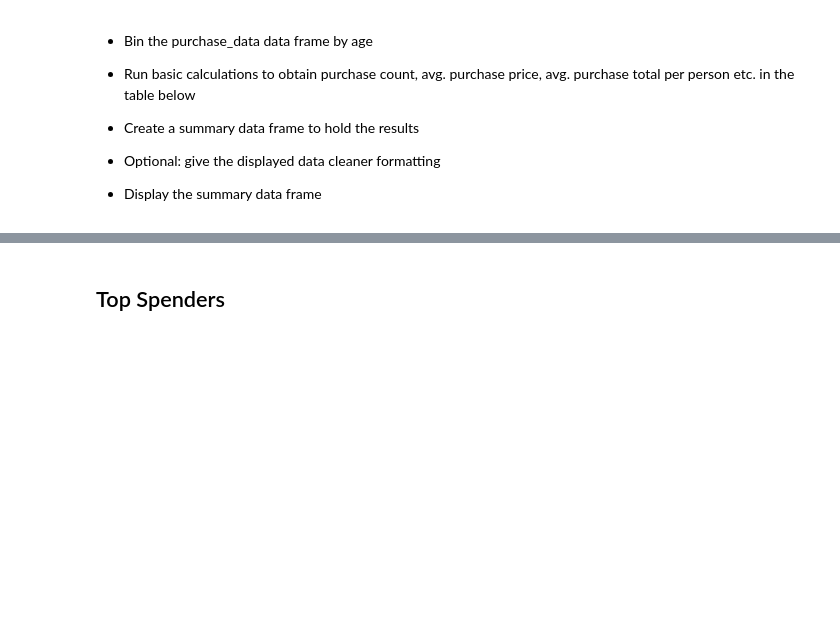
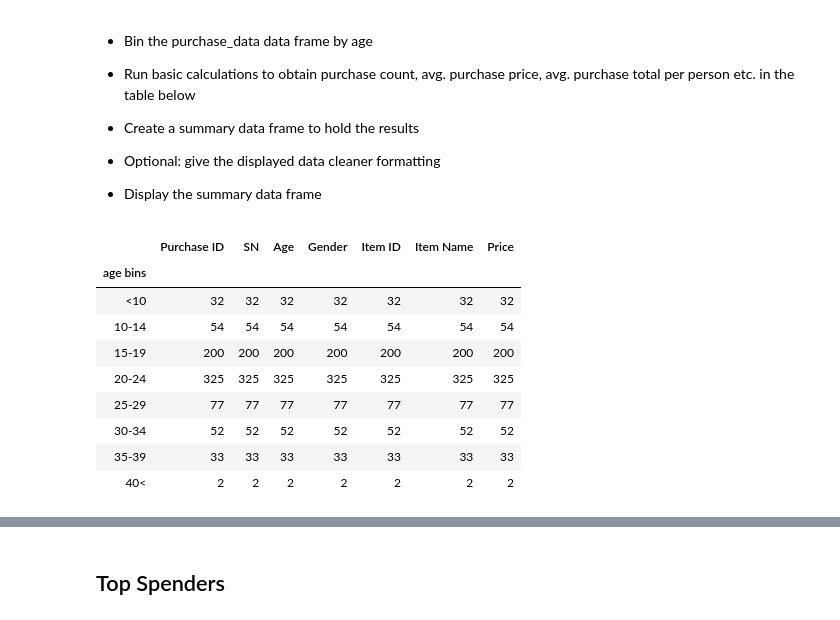
Before and after one commit to rstankovic/pandas-challenge, a Jupyter notebook: HeroesOfPymoli/HeroesOfPymoli_starter.ipynb, the cells around one changed output, grey strips where cells are left out. Cells and saved outputs as stored; diff of their text form; code cells hidden in the pictures; blank space fills up the shorter version.

```diff
--- a/HeroesOfPymoli/HeroesOfPymoli_starter.ipynb
+++ b/HeroesOfPymoli/HeroesOfPymoli_starter.ipynb
@@ -275,3 +270,16 @@ ageGroup_df
 
 
 * Display the summary data frame
+# %%
+purchase_data.groupby("age bins").count()
+# %% [output]
+|  | Purchase ID | SN | Age | Gender | Item ID | Item Name | Price |
+| age bins |  |  |  |  |  |  |  |
+| <10 | 32 | 32 | 32 | 32 | 32 | 32 | 32 |
+| 10-14 | 54 | 54 | 54 | 54 | 54 | 54 | 54 |
+| 15-19 | 200 | 200 | 200 | 200 | 200 | 200 | 200 |
+| 20-24 | 325 | 325 | 325 | 325 | 325 | 325 | 325 |
+| 25-29 | 77 | 77 | 77 | 77 | 77 | 77 | 77 |
+| 30-34 | 52 | 52 | 52 | 52 | 52 | 52 | 52 |
+| 35-39 | 33 | 33 | 33 | 33 | 33 | 33 | 33 |
+| 40< | 2 | 2 | 2 | 2 | 2 | 2 | 2 |
```
Also changed, not shown: parts of 14 cells of this notebook, 1 other file.
